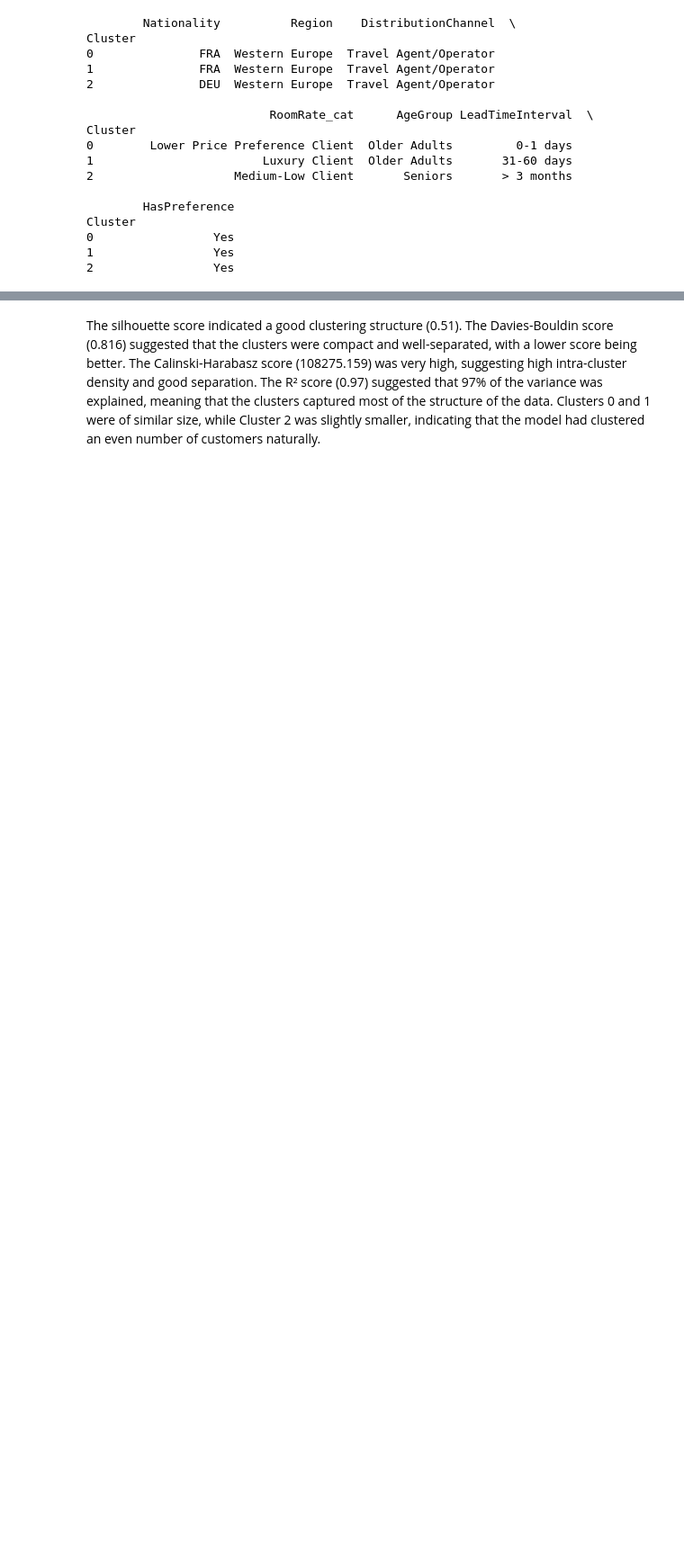
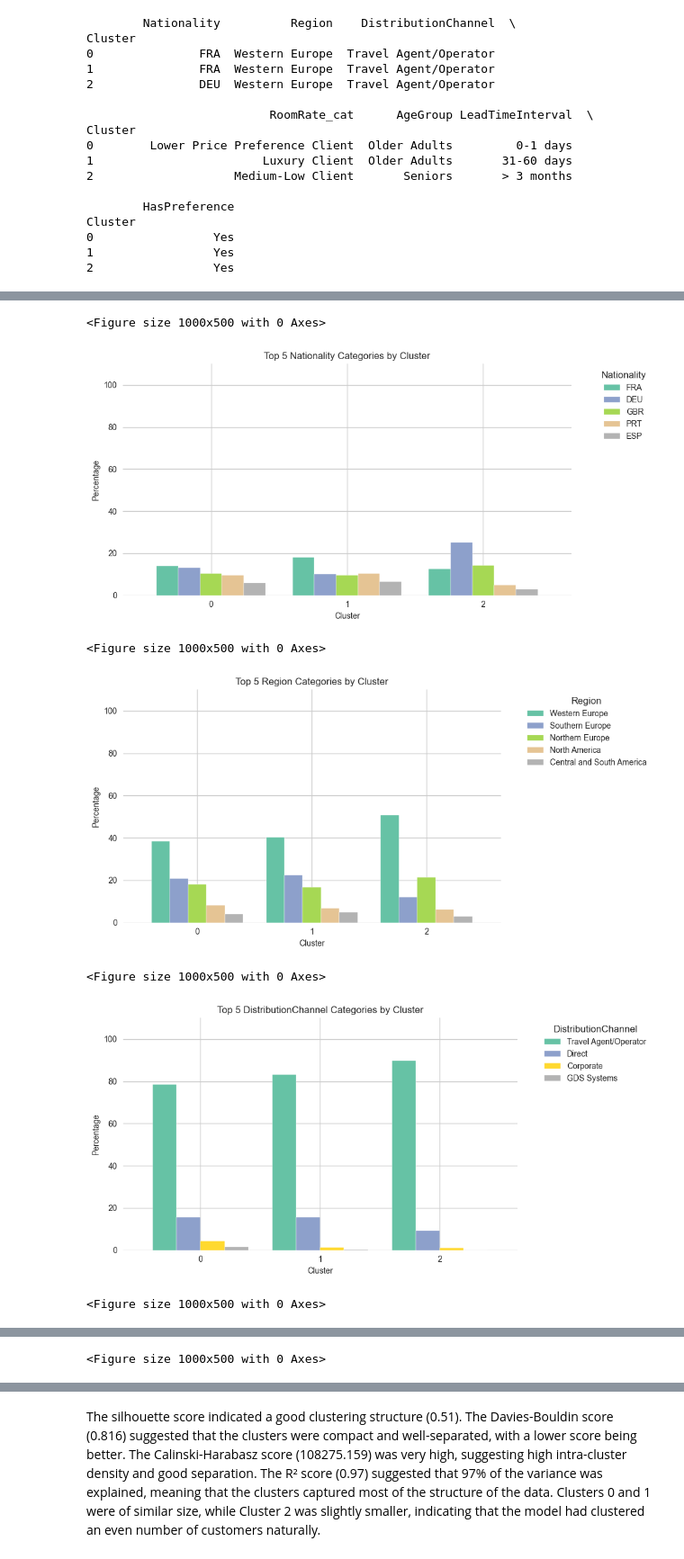
Before and after one commit to mikefferreira/BusinessCases, a Jupyter notebook: CASE1/Group_W_Case_1_09.03.ipynb, the cells around one changed output, grey strips where cells are left out. Shown at 90% size. Drawn from its saved outputs; the diff is of its cells as text; code cells hidden in the pictures; blank space fills up the shorter version.

```diff
--- a/CASE1/Group_W_Case_1_09.03.ipynb
+++ b/CASE1/Group_W_Case_1_09.03.ipynb
@@ -2609,18 +2609,18 @@ Cluster
 # Define the categorical features
 categorical_features = ['Nationality', 'Region', 'DistributionChannel', 'RoomRate_cat', 'AgeGroup', 'LeadTimeInterval', 'HasPreference']
 
-# Create a function to get the top 3 categories for each cluster
-def get_top_3_categories(df, cluster_col, categorical_features):
+# Create a function to get the top 3 categories for each cluster along with their percentages
+def get_top_3_categories_with_percentage(df, cluster_col, categorical_features):
     top_3_dict = {}
     for feature in categorical_features:
-        top_3_dict[feature] = df.groupby(cluster_col)[feature].apply(lambda x: x.value_counts().head(3))
+        top_3_dict[feature] = df.groupby(cluster_col)[feature].apply(lambda x: x.value_counts(normalize=True).head(3))
     return top_3_dict
 
-# Get the top 3 categories for each cluster
-top_3_categories = get_top_3_categories(df_full, 'Cluster', categorical_features)
+# Get the top 3 categories for each cluster along with their percentages
+top_3_categories_with_percentage = get_top_3_categories_with_percentage(df_full, 'Cluster', categorical_features)
 
 # Display the results
-for feature, top_3 in top_3_categories.items():
+for feature, top_3 in top_3_categories_with_percentage.items():
     print(f"Top 3 categories for {feature}:")
     print(top_3)
     print("\n")
@@ -2644,0 +2645,36 @@ Name: HasPreference, dtype: int64
+# %%
+df_km_mf['Cluster'] = kmeans.labels_
+df_full = df.join(df_km_mf['Cluster'])
+
+categorical_features = ['Nationality', 'Region', 'DistributionChannel', 'RoomRate_cat', 'AgeGroup', 'LeadTimeInterval', 'HasPreference']
+top_n = 5
+
+for feature in categorical_features:
+    plt.figure(figsize=(10, 5))
+
+    cluster_counts = df_full.groupby('Cluster')[feature].value_counts(normalize=True).unstack().fillna(0)
+
+    top_categories = df_full[feature].value_counts().index[:top_n]
+    cluster_counts = cluster_counts[top_categories]
+
+    cluster_counts = cluster_counts * 100
+
+    cluster_counts.plot(kind='bar', colormap='Set2', figsize=(10, 5), width=0.8)
+
+    plt.title(f'Top {top_n} {feature} Categories by Cluster')
+    plt.ylabel('Percentage')
+    plt.xlabel('Cluster')
+    plt.xticks(rotation=0)
+    plt.legend(title=feature, bbox_to_anchor=(1.05, 1), loc='upper left')
+    plt.tight_layout()
+    sns.despine(bottom=True, left=True)
+    plt.ylim(0,110)
+    plt.show()
+# %% [output]
+<Figure size 1000x500 with 0 Axes>
+[figure, added]
+<Figure size 1000x500 with 0 Axes>
+[figure, added]
+<Figure size 1000x500 with 0 Axes>
+[figure, added]
+<Figure size 1000x500 with 0 Axes>
@@ -2644,0 +2682 @@ Name: HasPreference, dtype: int64
+<Figure size 1000x500 with 0 Axes>
```
Also changed, not shown: parts of 5 cells of this notebook.
